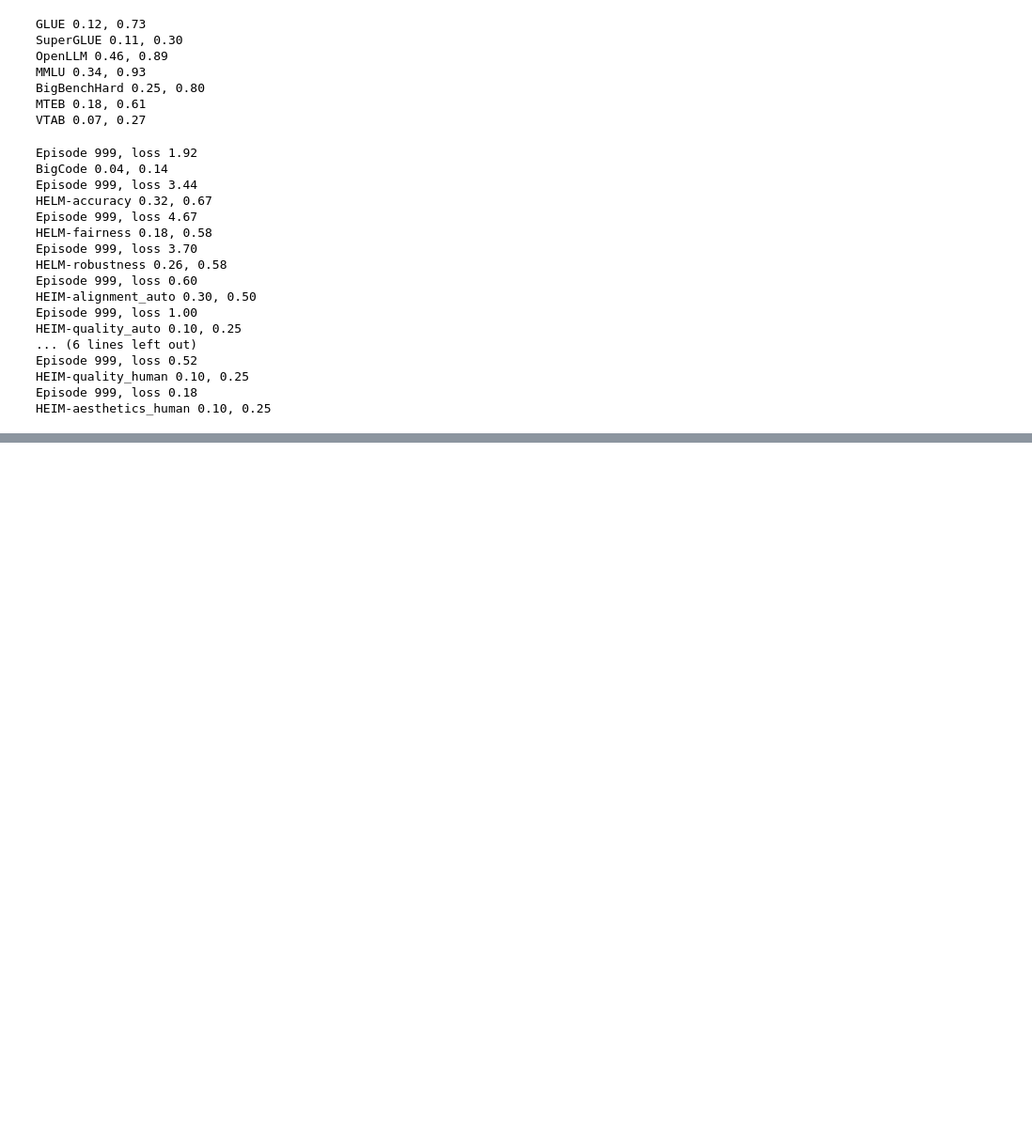
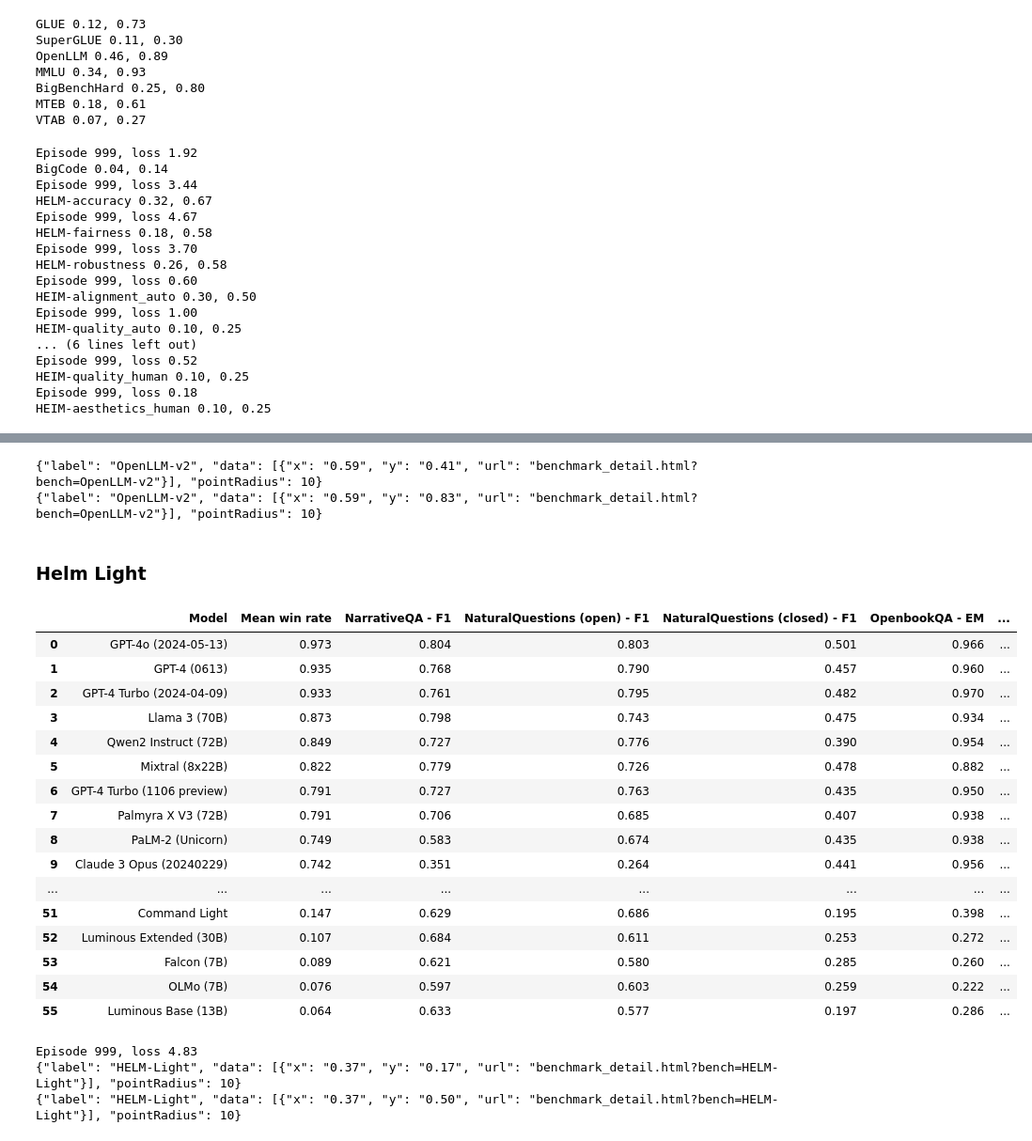
Before and after one commit to socialfoundations/benchbench, a Jupyter notebook: generate.ipynb, the cells around one changed output, grey strips where cells are left out. Shown: that part at 94% size. Cells and saved outputs as stored; diff of their text form; code cells hidden in the pictures; blank space fills up the shorter version.

Commit message:
add HELM-light and OpenLLM-v2

```diff
--- a/generate.ipynb
+++ b/generate.ipynb
@@ -145,7 +147,7 @@ for bench in ordinal_benchmark_list:
     inv_data = inv_data.sort_values("Rank")
     inv_data = inv_data.reset_index()
     inv_data[["Model", "Rank", "WinRate"] + cols].to_csv(
-        f"{dir_out}/{bench}.csv", index=False
+        f"{dir_out_before}/{bench}.csv", index=False
     )
 
     print(bench, "%.2lf, %.2lf" % (sensitivity[0], sensitivity[1]))
@@ -182,0 +1391,3 @@ KeyError: 236
+# %%
+bench_name, data, cols, model_col = get_openllm_v2()
+data
@@ -182,0 +1408,7 @@ KeyError: 236
+# %%
+generate_cardinal(bench_name, data, cols, model_col)
+# %% [output]
+{"label": "OpenLLM-v2", "data": [{"x": "0.59", "y": "0.41", "url": "benchmark_detail.html?bench=OpenLLM-v2"}], "pointRadius": 10}
+{"label": "OpenLLM-v2", "data": [{"x": "0.59", "y": "0.83", "url": "benchmark_detail.html?bench=OpenLLM-v2"}], "pointRadius": 10}
+# %% [markdown]
+### Helm Light
@@ -182,0 +2133,27 @@ KeyError: 236
+# %%
+bench_name, data, cols, model_col = get_helm_light()
+data
+# %% [output]
+|  | Model | Mean win rate | NarrativeQA - F1 | NaturalQuestions (open) - F1 | NaturalQuestions (closed) - F1 | OpenbookQA - EM | ... |
+| 0 | GPT-4o (2024-05-13) | 0.973 | 0.804 | 0.803 | 0.501 | 0.966 | ... |
+| 1 | GPT-4 (0613) | 0.935 | 0.768 | 0.790 | 0.457 | 0.960 | ... |
+| 2 | GPT-4 Turbo (2024-04-09) | 0.933 | 0.761 | 0.795 | 0.482 | 0.970 | ... |
+| 3 | Llama 3 (70B) | 0.873 | 0.798 | 0.743 | 0.475 | 0.934 | ... |
+| 4 | Qwen2 Instruct (72B) | 0.849 | 0.727 | 0.776 | 0.390 | 0.954 | ... |
+| 5 | Mixtral (8x22B) | 0.822 | 0.779 | 0.726 | 0.478 | 0.882 | ... |
+| 6 | GPT-4 Turbo (1106 preview) | 0.791 | 0.727 | 0.763 | 0.435 | 0.950 | ... |
+| 7 | Palmyra X V3 (72B) | 0.791 | 0.706 | 0.685 | 0.407 | 0.938 | ... |
+| 8 | PaLM-2 (Unicorn) | 0.749 | 0.583 | 0.674 | 0.435 | 0.938 | ... |
+| 9 | Claude 3 Opus (20240229) | 0.742 | 0.351 | 0.264 | 0.441 | 0.956 | ... |
+| ... | ... | ... | ... | ... | ... | ... | ... |
+| 51 | Command Light | 0.147 | 0.629 | 0.686 | 0.195 | 0.398 | ... |
+| 52 | Luminous Extended (30B) | 0.107 | 0.684 | 0.611 | 0.253 | 0.272 | ... |
+| 53 | Falcon (7B) | 0.089 | 0.621 | 0.580 | 0.285 | 0.260 | ... |
+| 54 | OLMo (7B) | 0.076 | 0.597 | 0.603 | 0.259 | 0.222 | ... |
+| 55 | Luminous Base (13B) | 0.064 | 0.633 | 0.577 | 0.197 | 0.286 | ... |
+# %%
+generate_ordinal(bench_name, data, cols, model_col)
+# %% [output]
+Episode 999, loss 4.83
+{"label": "HELM-Light", "data": [{"x": "0.37", "y": "0.17", "url": "benchmark_detail.html?bench=HELM-Light"}], "pointRadius": 10}
+{"label": "HELM-Light", "data": [{"x": "0.37", "y": "0.50", "url": "benchmark_detail.html?bench=HELM-Light"}], "pointRadius": 10}
```
Also changed, not shown: parts of 12 cells of this notebook, 8 other files.
